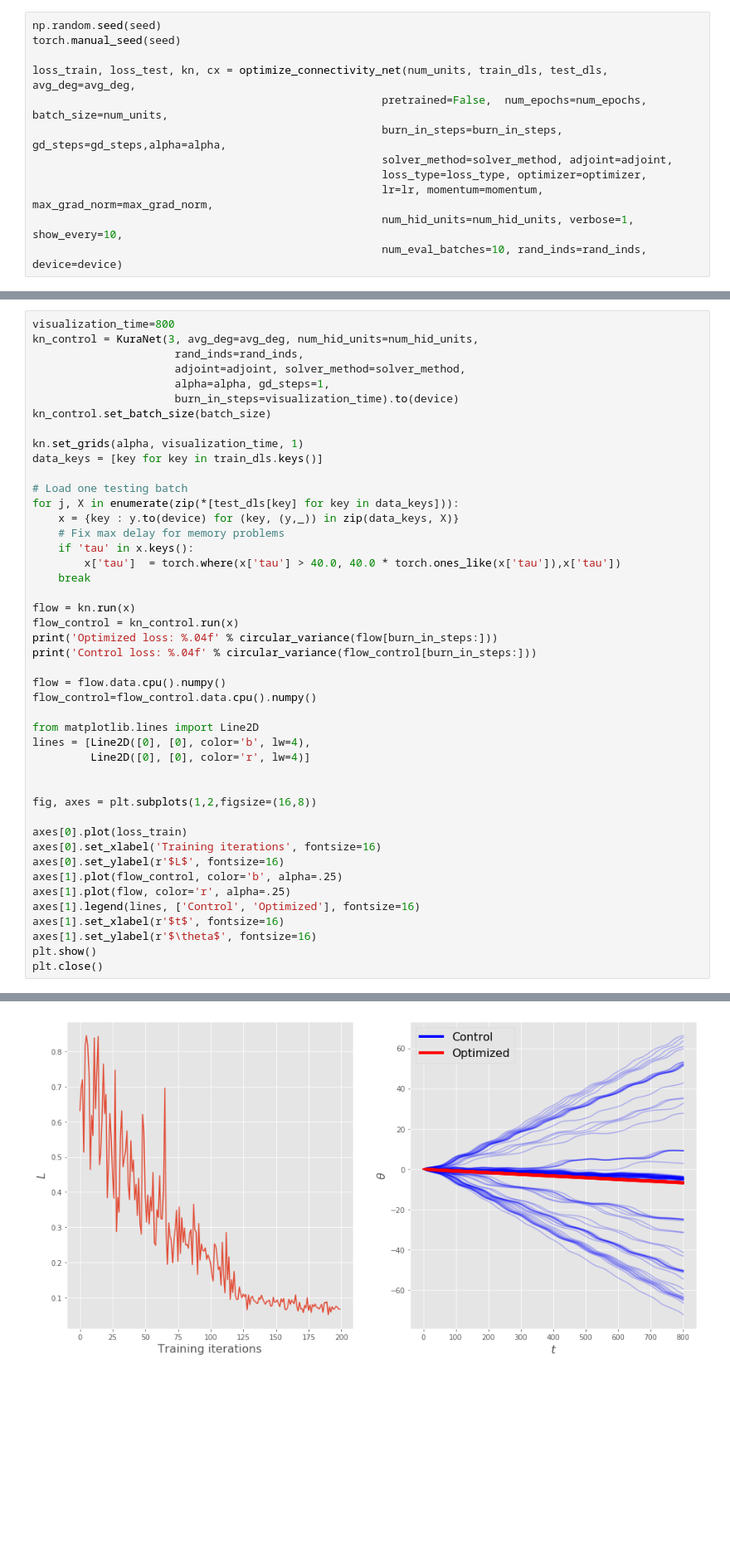
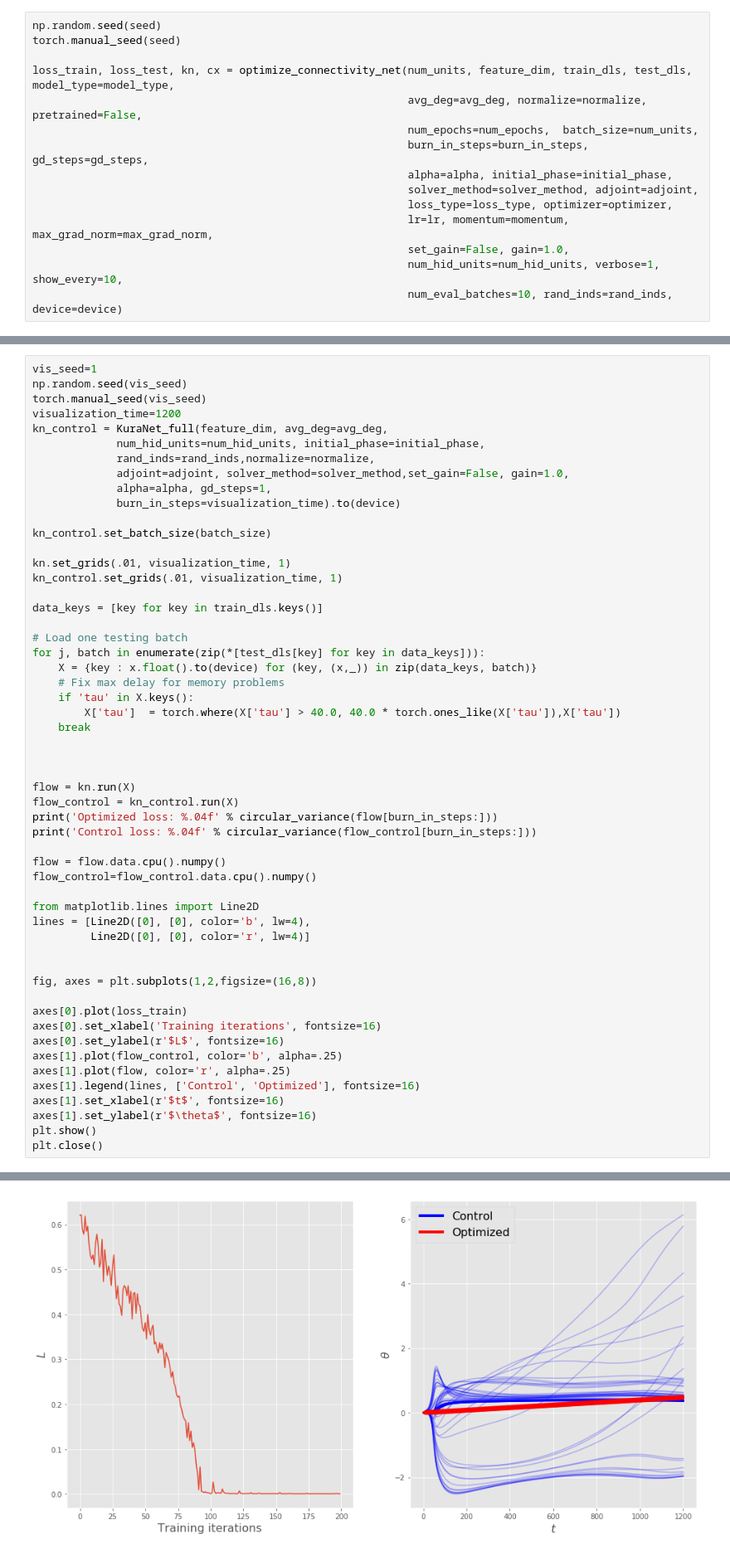
Before and after one commit to serre-lab/KuraNet, a Jupyter notebook: global.ipynb, the cells around one changed output, grey strips where cells are left out. Shown at 83% size. Cells and saved outputs as stored; diff of their text form; blank space fills up the shorter version.

```diff
--- a/global.ipynb
+++ b/global.ipynb
@@ -98,13 +103,16 @@ for dist_name, data_name in zip(dist_names, data_names):
 np.random.seed(seed)
 torch.manual_seed(seed)
 
-loss_train, loss_test, kn, cx = optimize_connectivity_net(num_units, train_dls, test_dls, avg_deg=avg_deg,
-                                                      pretrained=False,  num_epochs=num_epochs, batch_size=num_units,
-                                                      burn_in_steps=burn_in_steps, gd_steps=gd_steps,alpha=alpha,
-                                                      solver_method=solver_method, adjoint=adjoint,
-                                                      loss_type=loss_type, optimizer=optimizer,
-                                                      lr=lr, momentum=momentum, max_grad_norm=max_grad_norm,
-                                                      num_hid_units=num_hid_units, verbose=1, show_every=10,
-                                                      num_eval_batches=10, rand_inds=rand_inds, device=device)
+loss_train, loss_test, kn, cx = optimize_connectivity_net(num_units, feature_dim, train_dls, test_dls, model_type=model_type,
+                                                          avg_deg=avg_deg, normalize=normalize, pretrained=False,
+                                                          num_epochs=num_epochs,  batch_size=num_units,
+                                                          burn_in_steps=burn_in_steps, gd_steps=gd_steps,
+                                                          alpha=alpha, initial_phase=initial_phase,
+                                                          solver_method=solver_method, adjoint=adjoint,
+                                                          loss_type=loss_type, optimizer=optimizer,
+                                                          lr=lr, momentum=momentum, max_grad_norm=max_grad_norm,
+                                                          set_gain=False, gain=1.0,
+                                                          num_hid_units=num_hid_units, verbose=1, show_every=10,
+                                                          num_eval_batches=10, rand_inds=rand_inds, device=device)
 # %% [output]
 Training. Epoch 0.
@@ -129,25 +139,34 @@ Testing batch: 10. Time/Batch: 0.2483. Loss: 0.055977772921323776.
 # %%
-visualization_time=800
-kn_control = KuraNet(3, avg_deg=avg_deg, num_hid_units=num_hid_units,
-                      rand_inds=rand_inds,
-                      adjoint=adjoint, solver_method=solver_method,
-                      alpha=alpha, gd_steps=1,
-                      burn_in_steps=visualization_time).to(device)
+vis_seed=1
+np.random.seed(vis_seed)
+torch.manual_seed(vis_seed)
+visualization_time=1200
+kn_control = KuraNet_full(feature_dim, avg_deg=avg_deg,
+             num_hid_units=num_hid_units, initial_phase=initial_phase,
+             rand_inds=rand_inds,normalize=normalize,
+             adjoint=adjoint, solver_method=solver_method,set_gain=False, gain=1.0,
+             alpha=alpha, gd_steps=1,
+             burn_in_steps=visualization_time).to(device)
+
 kn_control.set_batch_size(batch_size)
 
-kn.set_grids(alpha, visualization_time, 1)
+kn.set_grids(.01, visualization_time, 1)
+kn_control.set_grids(.01, visualization_time, 1)
+
 data_keys = [key for key in train_dls.keys()]
 
 # Load one testing batch
-for j, X in enumerate(zip(*[test_dls[key] for key in data_keys])):
-    x = {key : y.to(device) for (key, (y,_)) in zip(data_keys, X)}
+for j, batch in enumerate(zip(*[test_dls[key] for key in data_keys])):
+    X = {key : x.float().to(device) for (key, (x,_)) in zip(data_keys, batch)}
     # Fix max delay for memory problems
-    if 'tau' in x.keys():
-        x['tau']  = torch.where(x['tau'] > 40.0, 40.0 * torch.ones_like(x['tau']),x['tau'])
+    if 'tau' in X.keys():
+        X['tau']  = torch.where(X['tau'] > 40.0, 40.0 * torch.ones_like(X['tau']),X['tau'])
     break
 
-flow = kn.run(x)
-flow_control = kn_control.run(x)
+
+
+flow = kn.run(X)
+flow_control = kn_control.run(X)
 print('Optimized loss: %.04f' % circular_variance(flow[burn_in_steps:]))
 print('Control loss: %.04f' % circular_variance(flow_control[burn_in_steps:]))
 
@@ -177 +196 @@ Control loss: 0.6442
-[figure, old version]
+[figure, new version]
```
Also changed, not shown: parts of 22 cells of this notebook, 10 other files.
